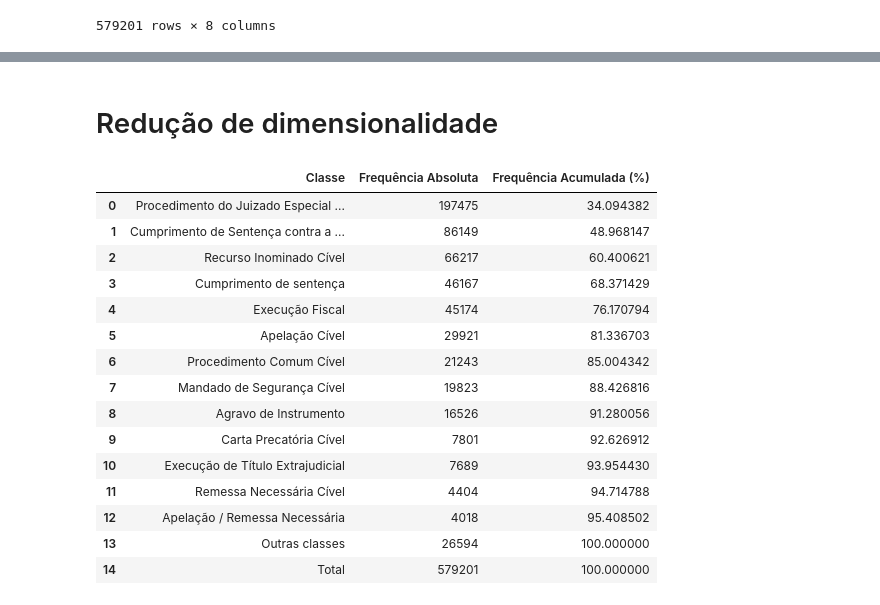
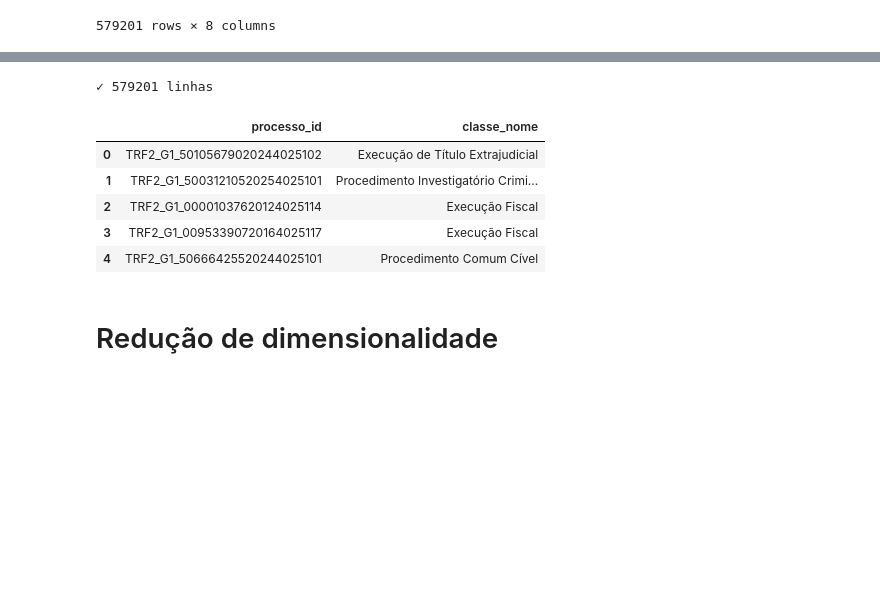
Before and after one commit to machadolopes/DataJud, a Jupyter notebook: DATAJUD_API_v_final.ipynb, the cells around one changed output, grey strips where cells are left out. Drawn from its saved outputs; the diff is of its cells as text; code cells hidden in the pictures; blank space fills up the shorter version.

```diff
--- a/DATAJUD_API_v_final.ipynb
+++ b/DATAJUD_API_v_final.ipynb
@@ -810,38 +758,15 @@ processos_com_classe.head()
+# %%
+df_classe = df[["processo_id", "classe_nome"]].drop_duplicates().reset_index(drop=True)
+
+print(f"✓ {len(df_classe)} linhas")
+df_classe.head()
+# %% [output]
+✓ 579201 linhas
+|  | processo_id | classe_nome |
+| 0 | TRF2_G1_50105679020244025102 | Execução de Título Extrajudicial |
+| 1 | TRF2_G1_50031210520254025101 | Procedimento Investigatório Crimi... |
+| 2 | TRF2_G1_00001037620124025114 | Execução Fiscal |
+| 3 | TRF2_G1_00953390720164025117 | Execução Fiscal |
+| 4 | TRF2_G1_50666425520244025101 | Procedimento Comum Cível |
 # %% [markdown]
 # Redução de dimensionalidade
-# %%
-# linha "Outras classes": soma do que ficou de fora do corte de 95%
-resto = freq.loc[limite + 1:]
-
-outras_row = pd.DataFrame({
-    "Classe": ["Outras classes"],
-    "Frequência Absoluta": [resto["frequencia_absoluta"].sum()],
-    "Frequência Acumulada (%)": [100.0]
-})
-
-total_row = pd.DataFrame({
-    "Classe": ["Total"],
-    "Frequência Absoluta": [freq["frequencia_absoluta"].sum()],
-    "Frequência Acumulada (%)": [100.0]
-})
-
-tabela_final = tabela_final[tabela_final["Classe"] != "Total"]  # remove Total anterior, se já tiver sido adicionado
-tabela_final = pd.concat([tabela_final, outras_row, total_row], ignore_index=True)
-tabela_final
-# %% [output]
-|  | Classe | Frequência Absoluta | Frequência Acumulada (%) |
-| 0 | Procedimento do Juizado Especial ... | 197475 | 34.094382 |
-| 1 | Cumprimento de Sentença contra a ... | 86149 | 48.968147 |
-| 2 | Recurso Inominado Cível | 66217 | 60.400621 |
-| 3 | Cumprimento de sentença | 46167 | 68.371429 |
-| 4 | Execução Fiscal | 45174 | 76.170794 |
-| 5 | Apelação Cível | 29921 | 81.336703 |
-| 6 | Procedimento Comum Cível | 21243 | 85.004342 |
-| 7 | Mandado de Segurança Cível | 19823 | 88.426816 |
-| 8 | Agravo de Instrumento | 16526 | 91.280056 |
-| 9 | Carta Precatória Cível | 7801 | 92.626912 |
-| 10 | Execução de Título Extrajudicial | 7689 | 93.954430 |
-| 11 | Remessa Necessária Cível | 4404 | 94.714788 |
-| 12 | Apelação / Remessa Necessária | 4018 | 95.408502 |
-| 13 | Outras classes | 26594 | 100.000000 |
-| 14 | Total | 579201 | 100.000000 |
```
Also changed, not shown: parts of 20 cells of this notebook.
